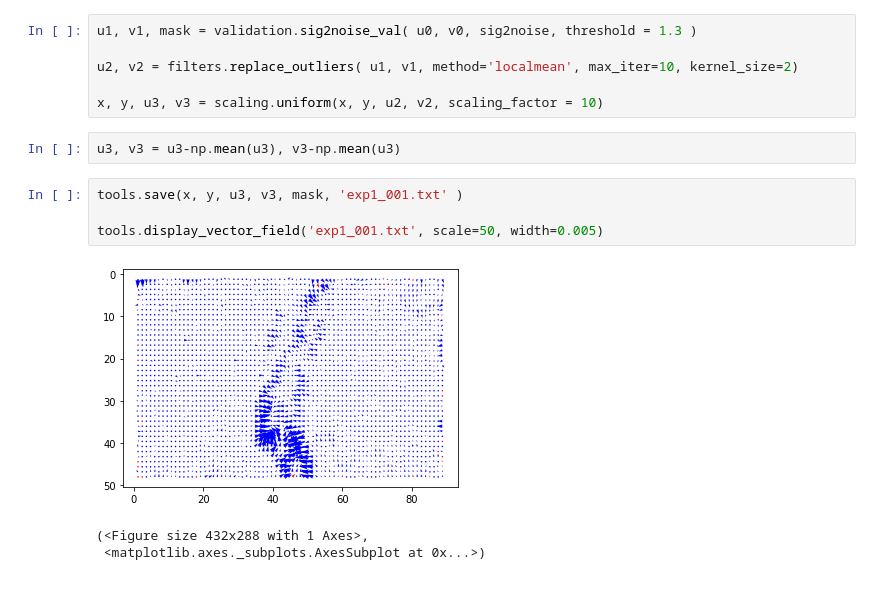
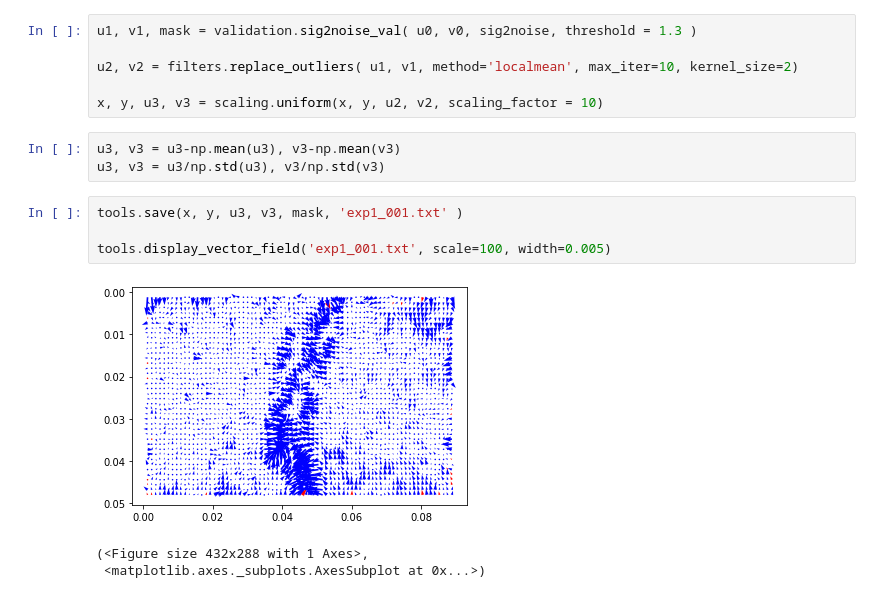
Before and after one commit to TAMU-DEEP/schlieren_openCV, a Jupyter notebook: test_openpiv_notebook.ipynb, the cells around one changed output. Cells and saved outputs as stored; diff of their text form.

Commit message:
normalized vector fields

```diff
--- a/test_openpiv_notebook.ipynb
+++ b/test_openpiv_notebook.ipynb
@@ -74,12 +74,13 @@ u2, v2 = filters.replace_outliers( u1, v1, method='localmean', max_iter=10, kern
 
 x, y, u3, v3 = scaling.uniform(x, y, u2, v2, scaling_factor = 10)
 # %%
-u3, v3 = u3-np.mean(u3), v3-np.mean(u3)
+u3, v3 = u3-np.mean(u3), v3-np.mean(v3)
+u3, v3 = u3/np.std(u3), v3/np.std(v3)
 # %%
 tools.save(x, y, u3, v3, mask, 'exp1_001.txt' )
 
-tools.display_vector_field('exp1_001.txt', scale=50, width=0.005)
+tools.display_vector_field('exp1_001.txt', scale=100, width=0.005)
 # %% [output]
-[figure, old version]
+[figure, new version]
 (<Figure size 432x288 with 1 Axes>,
  <matplotlib.axes._subplots.AxesSubplot at 0x...>)
```
